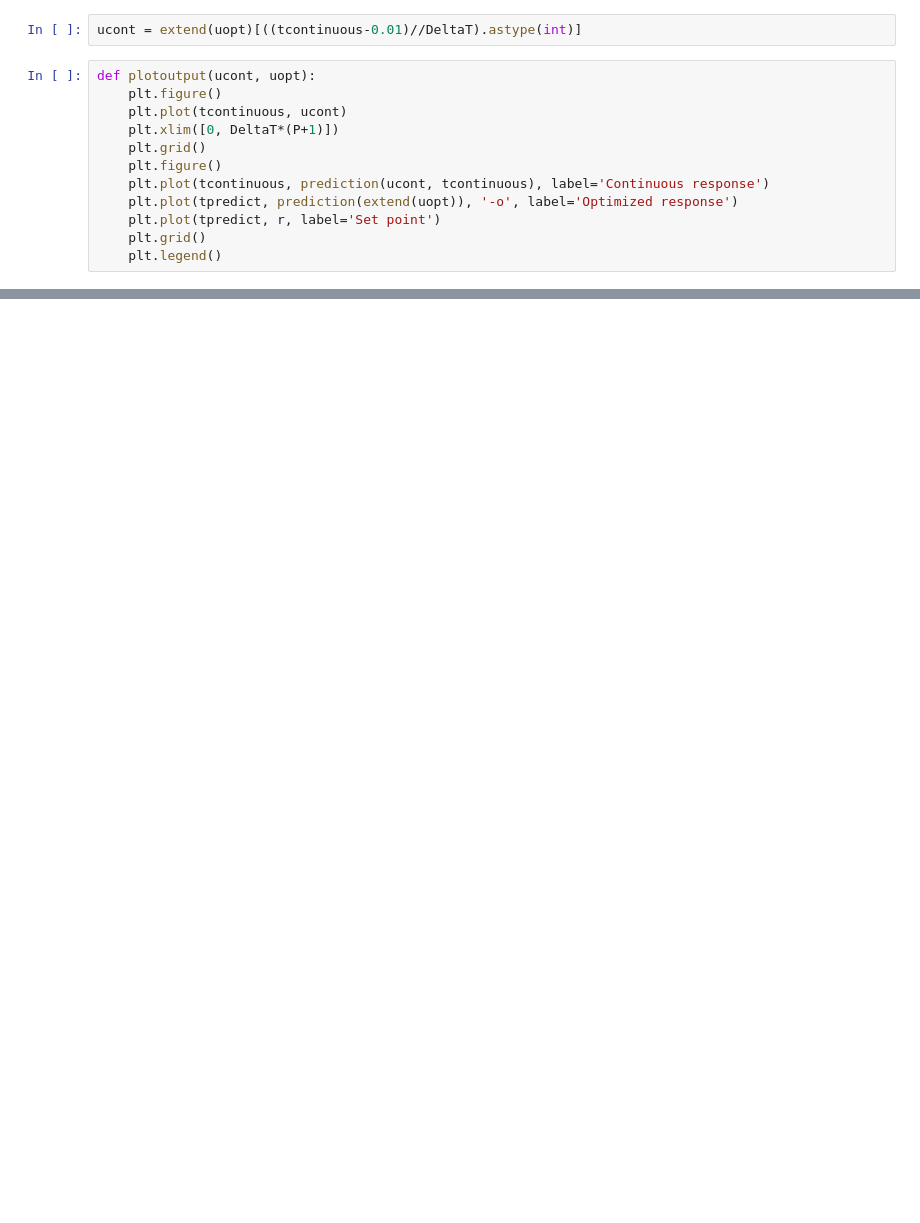
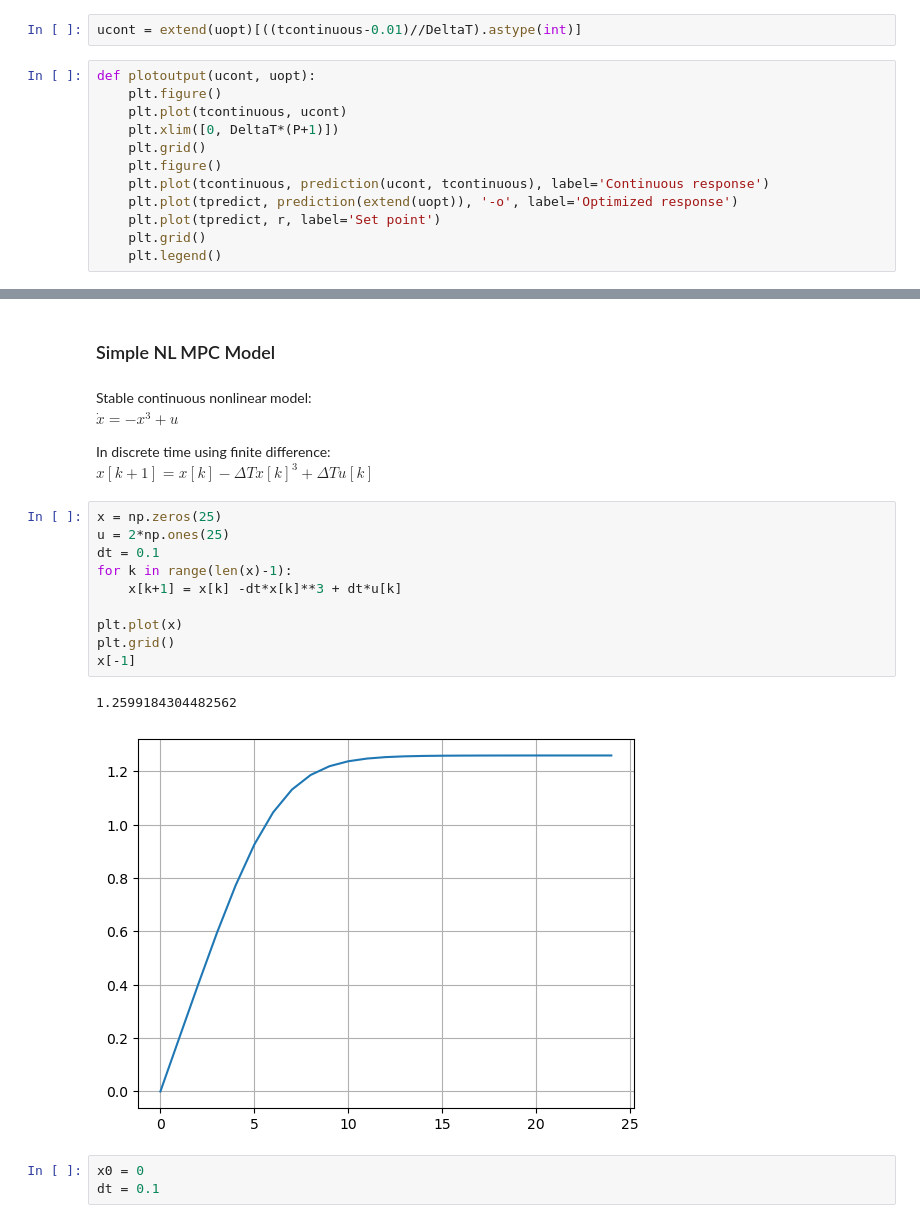
Before and after one commit to jhat6/simple_NLMPC_example, a Jupyter notebook: simple_NLMPC_NB.ipynb, the cells around one changed output, grey strips where cells are left out. Cells and saved outputs as stored; diff of their text form; blank space fills up the shorter version.

```diff
--- a/simple_NLMPC_NB.ipynb
+++ b/simple_NLMPC_NB.ipynb
@@ -90,0 +91,24 @@ plotoutput(ucont, uopt)
+# %% [markdown]
+### Simple NL MPC Model
+# %% [markdown]
+Stable continuous nonlinear model: <br />
+$\dot{x} = -x^{3} + u$
+
+In discrete time using finite difference: <br />
+$x[k+1] = x[k] - \Delta T x[k]^{3} + \Delta T u[k]$
+# %%
+x = np.zeros(25)
+u = 2*np.ones(25)
+dt = 0.1
+for k in range(len(x)-1):
+    x[k+1] = x[k] -dt*x[k]**3 + dt*u[k]
+
+plt.plot(x)
+plt.grid()
+x[-1]
+# %% [output]
+1.2599184304482562
+[figure, added]
+# %%
+x0 = 0
+dt = 0.1
```
Also changed, not shown: parts of 15 cells of this notebook.
